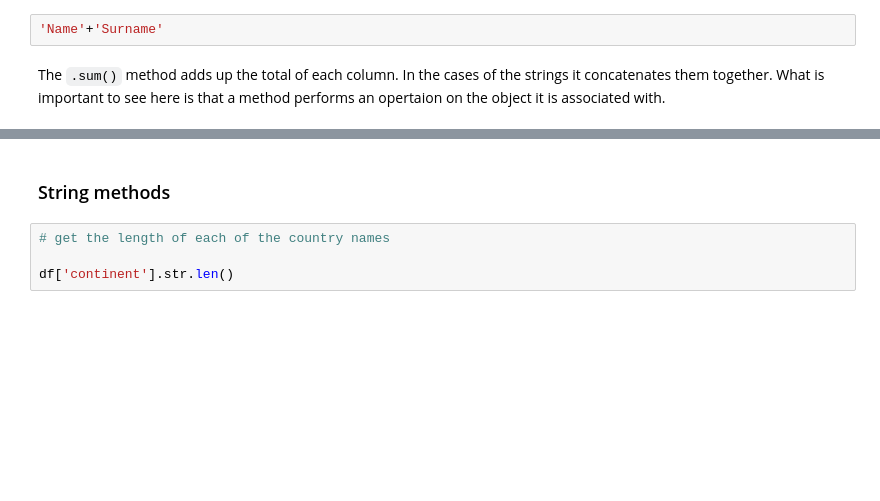
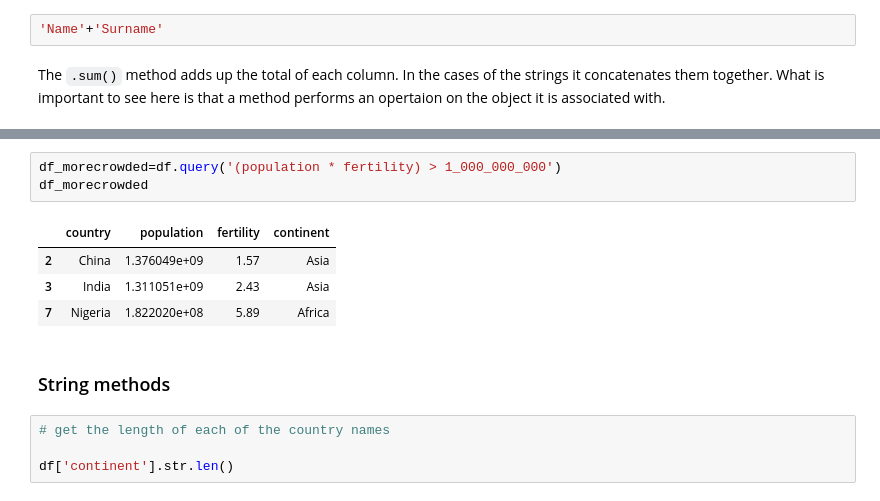
Before and after one commit to bbear2024/exercise, a Jupyter notebook: da-module-pandas/04_pandas_methods_functions_attributes/01_methods_functions_and_attributes.ipynb, the cells around one changed output, grey strips where cells are left out. Drawn from its saved outputs; the diff is of its cells as text; blank space fills up the shorter version.

```diff
--- a/da-module-pandas/04_pandas_methods_functions_attributes/01_methods_functions_and_attributes.ipynb
+++ b/da-module-pandas/04_pandas_methods_functions_attributes/01_methods_functions_and_attributes.ipynb
@@ -175,3 +258,11 @@ df['population'].sum()
+# %%
+df_morecrowded=df.query('(population * fertility) > 1_000_000_000')
+df_morecrowded
+# %% [output]
+|  | country | population | fertility | continent |
+| 2 | China | 1.376049e+09 | 1.57 | Asia |
+| 3 | India | 1.311051e+09 | 2.43 | Asia |
+| 7 | Nigeria | 1.822020e+08 | 5.89 | Africa |
 # %% [markdown]
 ### String methods
 # %%
```
Also changed, not shown: parts of 20 cells of this notebook, 6 other files.
